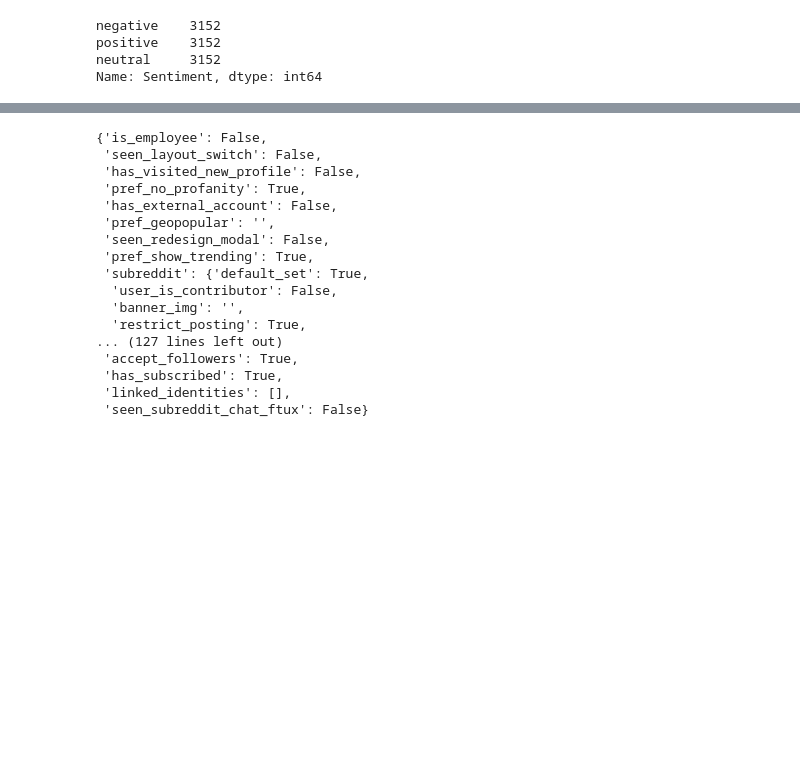
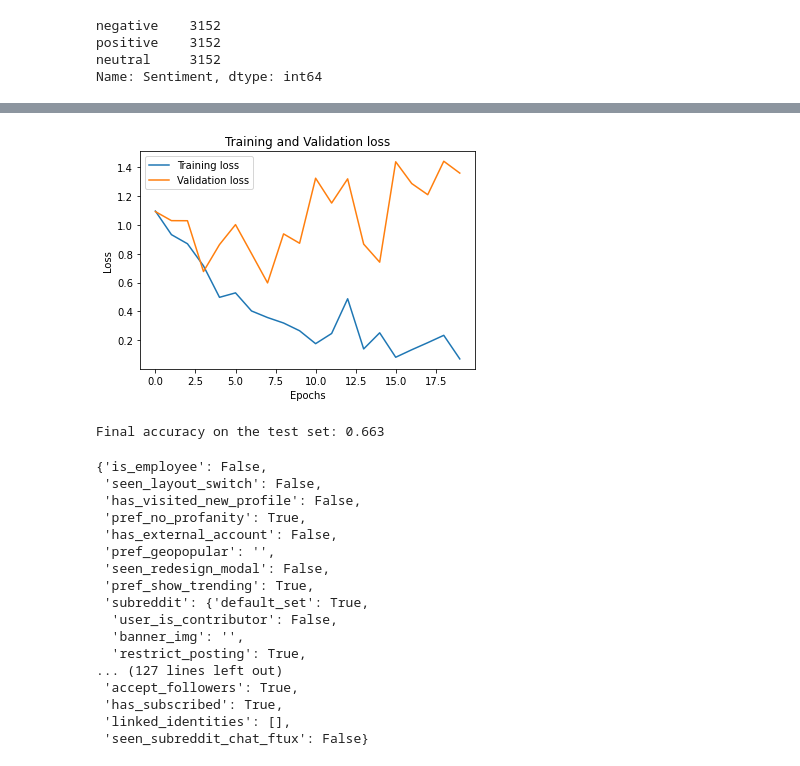
Before and after one commit to Rubinjo/sentiment-stonks, a Jupyter notebook: main.ipynb, the cells around one changed output, grey strips where cells are left out. Drawn from its saved outputs; the diff is of its cells as text; code cells hidden in the pictures; blank space fills up the shorter version.

```diff
--- a/main.ipynb
+++ b/main.ipynb
@@ -216,0 +211,9 @@ SyntaxError: invalid syntax (Temp/ipykernel_4428/478939825.py, line 11)
+# %%
+LEARNING_RATE = 0.001
+
+model = LSTM_Sentiment(len(word2index), 64, 32, 0.2)
+# model = model.to(dtype=torch.double)
+model = model.to(device)
+
+criterion = nn.CrossEntropyLoss()
+optimizer = torch.optim.Adam(model.parameters(), lr = LEARNING_RATE)
@@ -217,3 +298,33 @@ SyntaxError: invalid syntax (Temp/ipykernel_4428/478939825.py, line 11)
+# %%
+import matplotlib.pyplot as plt
+
+plt.plot(train_losses, label="Training loss")
+plt.plot(test_losses, label="Validation loss")
+plt.title("Training and Validation loss")
+plt.xlabel("Epochs")
+plt.ylabel("Loss")
+plt.legend()
+plt.show()
+# %% [output]
+[figure, added]
+# %%
+from sklearn.metrics import accuracy_score
+
+batch_acc = []
+for batch_idx, batch in enumerate(test_dl):
+
+    input, target = batch[0].to(device), batch[1].to(device)
+
+    optimizer.zero_grad()
+    with torch.set_grad_enabled(False):
+        out, hidden = model(input, (h0, c0))
+        _, preds = torch.max(out, 1)
+        preds = preds.to(device).tolist()
+        batch_acc.append(accuracy_score(preds, target.tolist()))
+
+print(f'Final accuracy on the test set: {sum(batch_acc)/len(batch_acc):.3f}')
+# %% [output]
+Final accuracy on the test set: 0.663
 # %%
 from auth import CLIENT_ID, SECRET_KEY, REDDIT_USERNAME, REDDIT_PASSWORD
 
```
Also changed, not shown: parts of 5 cells of this notebook.
